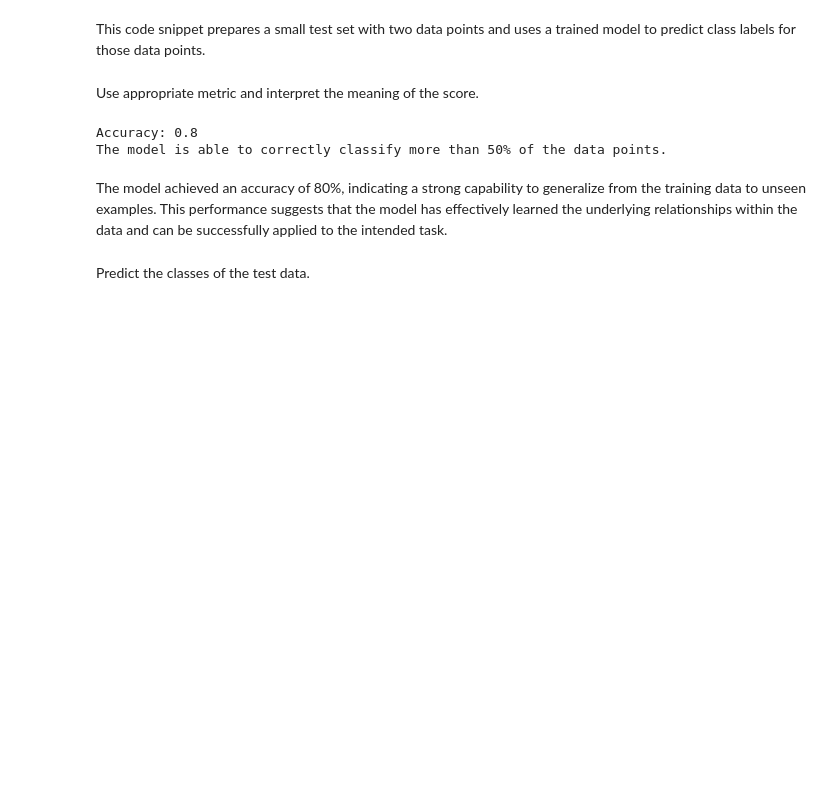
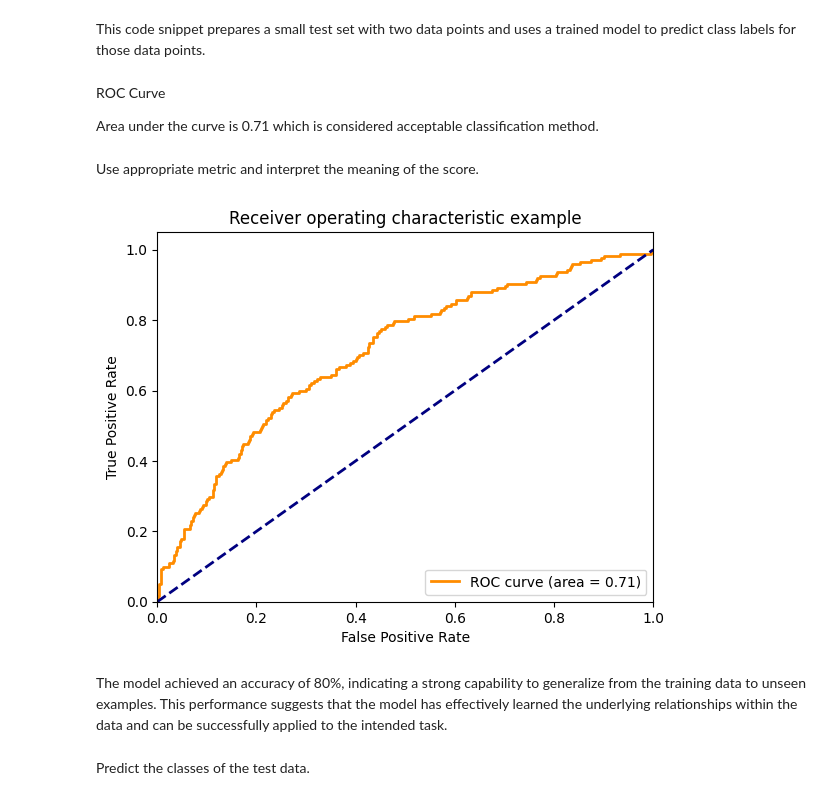
Before and after one commit to berkleysayaka/Final-project-Data-201, a Jupyter notebook: Final_project_Data_201_Kaggle_Heart_Disease_Prediction_after_mtg_(1).ipynb, the cells around one changed output. Saved outputs shown, nothing was run; the diff lists cells and outputs as text; code cells hidden in the pictures; blank space fills up the shorter version.

```diff
--- a/Final_project_Data_201_Kaggle_Heart_Disease_Prediction_after_mtg_(1).ipynb
+++ b/Final_project_Data_201_Kaggle_Heart_Disease_Prediction_after_mtg_(1).ipynb
@@ -459,10 +494,2 @@ LogisticRegression()
 # %% [markdown]
  test and predict a categorical target variable.
-# %%
-X_test = [[50, 120], [60, 140]]
-
-# Predict the class labels
-y_pred = model.predict(X_test)
-
-# Print the predicted class labels
-print(y_pred)
@@ -471,27 +525,29 @@ print(y_pred)
 # %% [markdown]
 This code snippet prepares a small test set with two data points and uses a trained model to predict class labels for those data points.
+# %% [markdown]
+ROC Curve
+
+Area under the curve is 0.71 which is considered acceptable classification method.
 # %% [markdown]
 Use appropriate metric and interpret the meaning of the score.
-# %%
-from sklearn.metrics import accuracy_score
-
-y_true = [0, 1, 1, 0, 1]
-y_pred = [0, 1, 0, 0, 1]
-
-accuracy = accuracy_score(y_true, y_pred)
-
-
-# Print the accuracy score
-print("Accuracy:", accuracy)
-
-# Interpret the meaning of the score
-if accuracy > 0.5:
-  print("The model is able to correctly classify more than 50% of the data points.")
-else:
-  print("The model is not able to correctly classify more than 50% of the data points.")
-# %% [output]
-Accuracy: 0.8
-The model is able to correctly classify more than 50% of the data points.
+# %%
+y_pred_proba = model.predict_proba(X_test)[::,1]
+fpr, tpr, _ = roc_curve(y_test,  y_pred_proba)
+auc = roc_auc_score(y_test, y_pred_proba)
+plt.figure()
+lw = 2
+plt.plot(fpr, tpr, color='darkorange',
+        lw=2, label='ROC curve (area = %0.2f)' % auc)
+plt.plot([0, 1], [0, 1], color='navy', lw=2, linestyle='--')
+plt.xlim([0.0, 1.0])
+plt.ylim([0.0, 1.05])
+plt.xlabel('False Positive Rate')
+plt.ylabel('True Positive Rate')
+plt.title('Receiver operating characteristic example')
+plt.legend(loc="lower right")
+plt.show()
+# %% [output]
+[figure, added]
 # %% [markdown]
 The model achieved an accuracy of 80%, indicating a strong capability to generalize from the training data to unseen examples. This performance suggests that the model has effectively learned the underlying relationships within the data and can be successfully applied to the intended task.
 # %% [markdown]
```
Also changed, not shown: parts of 31 cells of this notebook.
